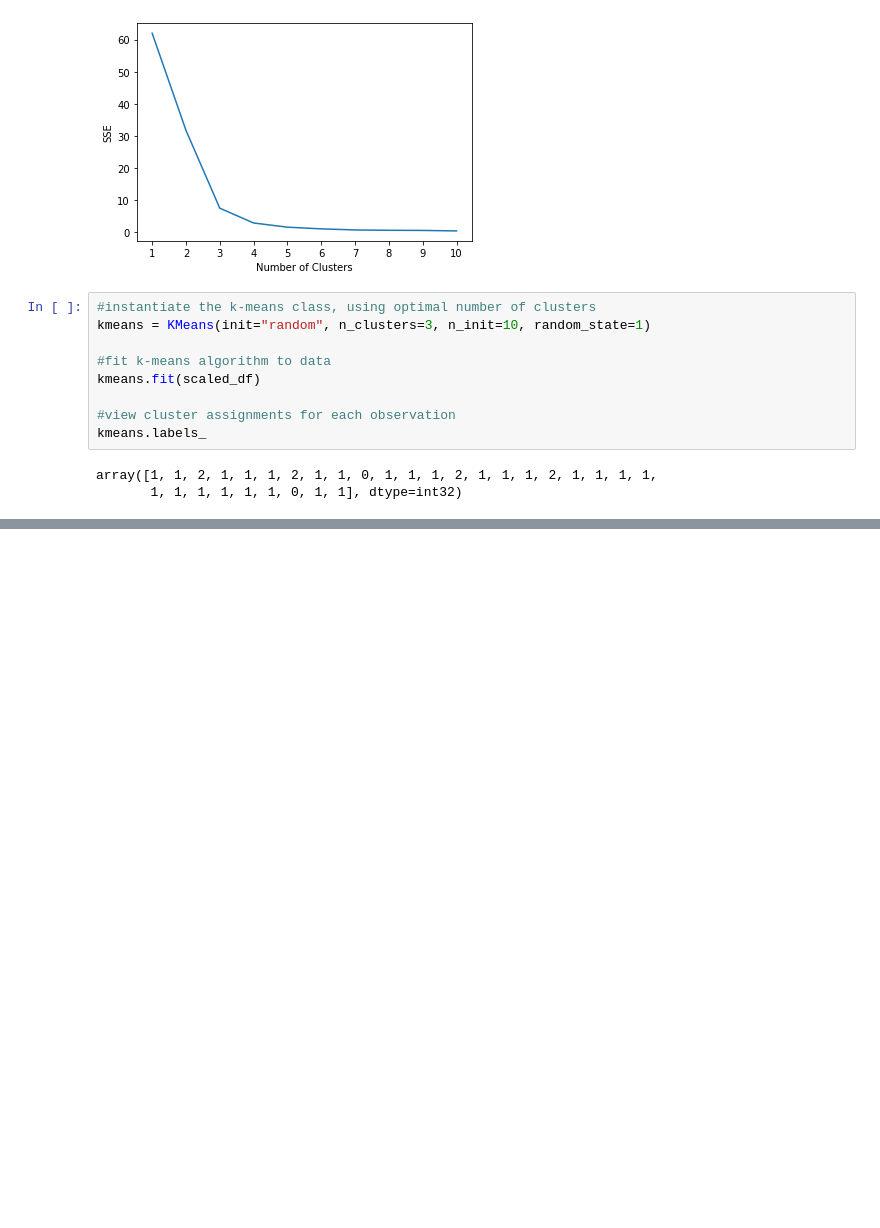
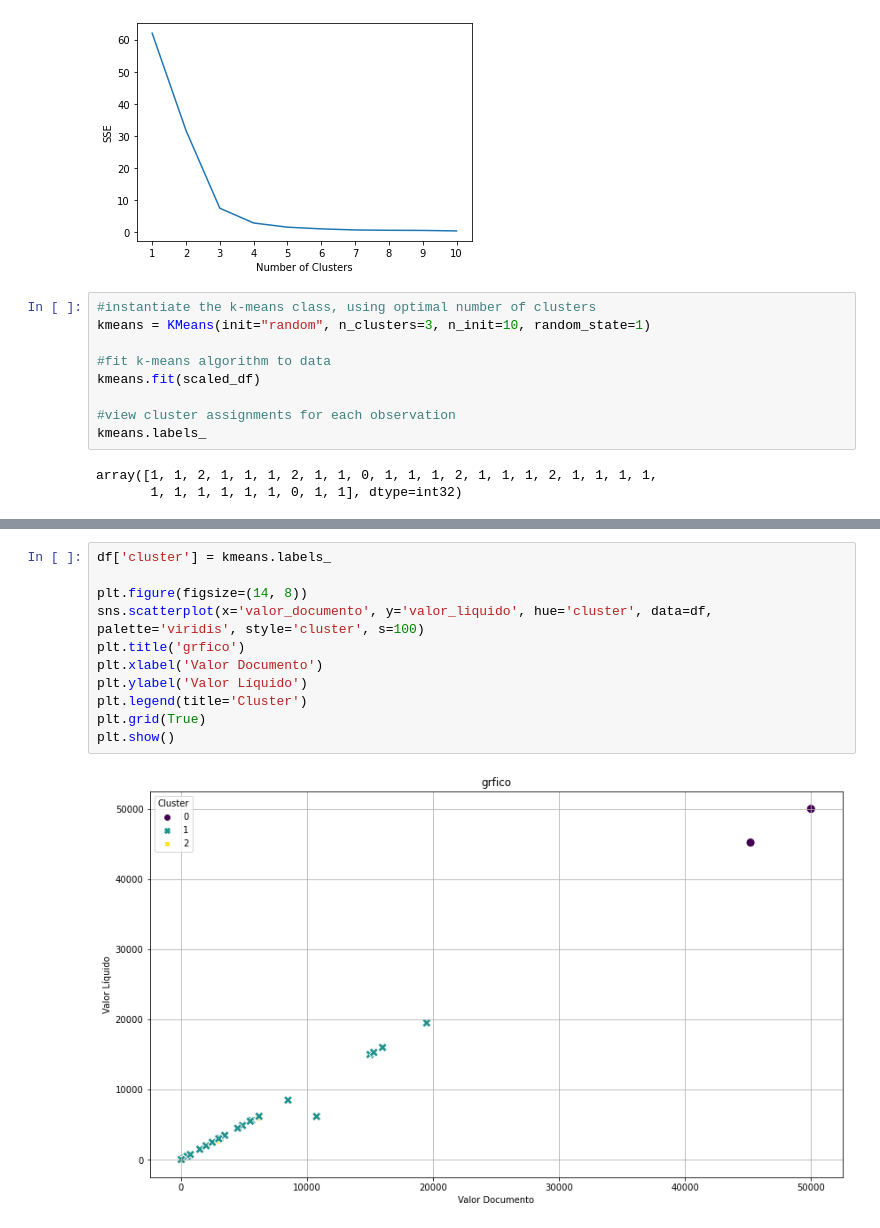
Before and after one commit to borgettas/iesb-projeto-integrador-ii, a Jupyter notebook: app/analytics/exploration.ipynb, the cells around one changed output, grey strips where cells are left out. Saved outputs shown, nothing was run; the diff lists cells and outputs as text; blank space fills up the shorter version.

```diff
--- a/app/analytics/exploration.ipynb
+++ b/app/analytics/exploration.ipynb
@@ -158,0 +159,13 @@ df
+# %%
+df['cluster'] = kmeans.labels_
+
+plt.figure(figsize=(14, 8))
+sns.scatterplot(x='valor_documento', y='valor_liquido', hue='cluster', data=df, palette='viridis', style='cluster', s=100)
+plt.title('grfico')
+plt.xlabel('Valor Documento')
+plt.ylabel('Valor Líquido')
+plt.legend(title='Cluster')
+plt.grid(True)
+plt.show()
+# %% [output]
+[figure, added]
```
Also changed, not shown: parts of 6 cells of this notebook.
